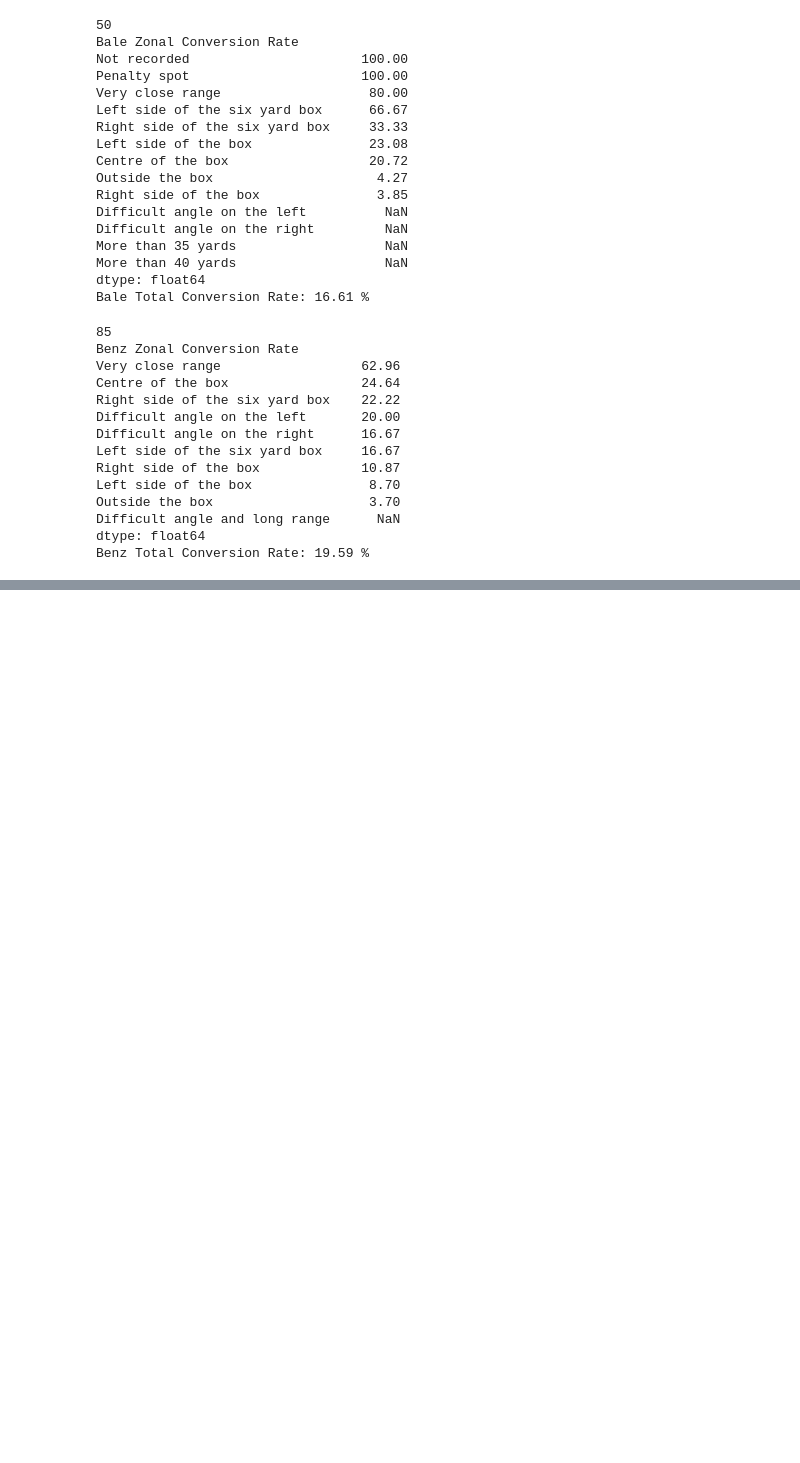
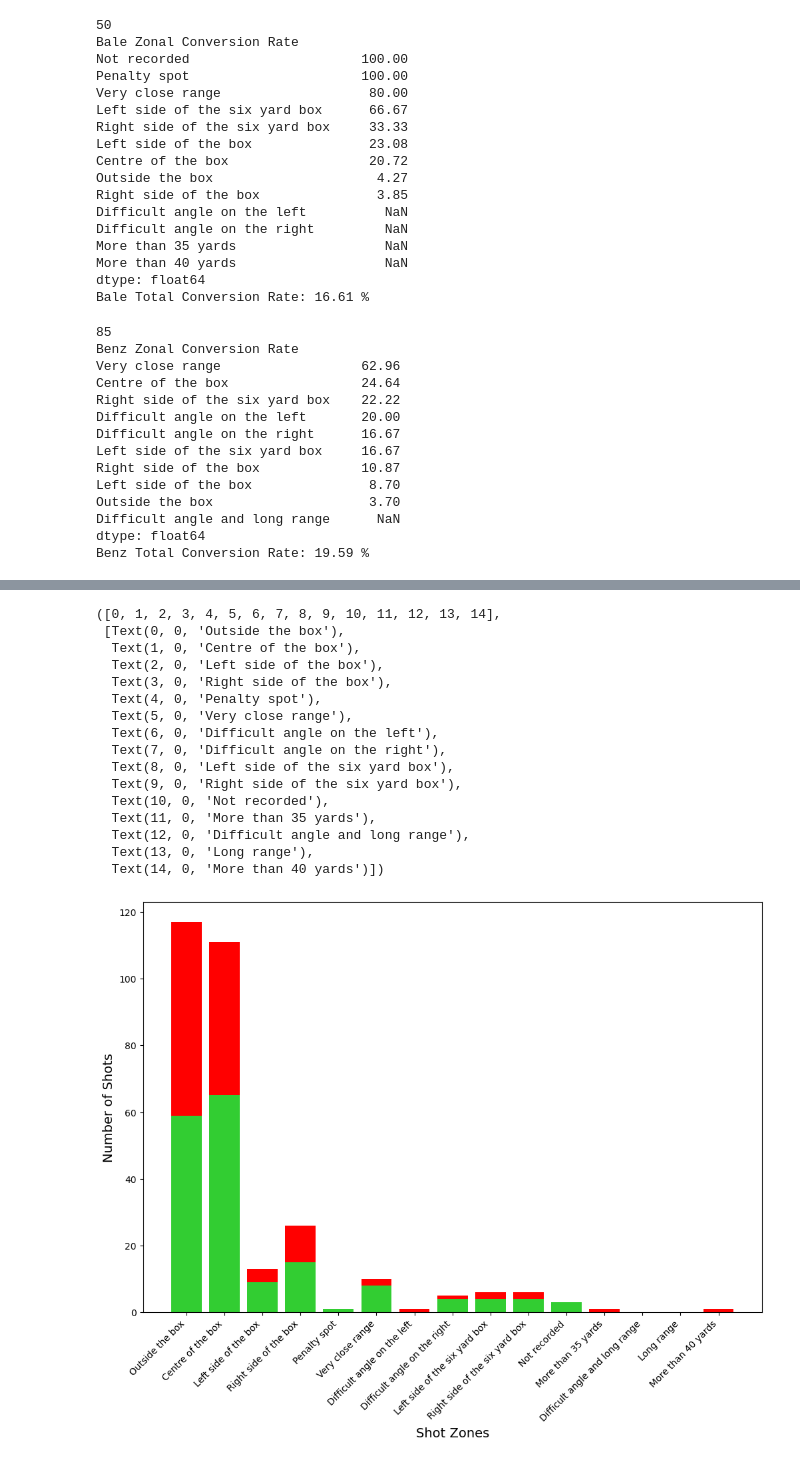
Before and after one commit to shaneearle876/MAST397FinalProjectFInal, a Jupyter notebook: shot_zone_creation_and_testing.ipynb, the cells around one changed output, grey strips where cells are left out. Saved outputs shown, nothing was run; the diff lists cells and outputs as text; code cells hidden in the pictures; blank space fills up the shorter version.

Commit message:
creating visuals for presentation based on designed metrics

```diff
--- a/shot_zone_creation_and_testing.ipynb
+++ b/shot_zone_creation_and_testing.ipynb
@@ -469,0 +494,43 @@ plt.xticks(rotation=45, ha='right')
+# %%
+zones = ['Outside the box', 'Centre of the box', 'Left side of the box', 'Right side of the box', 'Penalty spot', 'Very close range', 'Difficult angle on the left', 'Difficult angle on the right', 'Left side of the six yard box', 'Right side of the six yard box', 'Not recorded', 'More than 35 yards', 'Difficult angle and long range', 'Long range', 'More than 40 yards']
+on_target_shots_cr7 = [303, 184, 79, 42, 48, 32, 8, 5, 6, 7, 13, 3, 10, 10, 0]
+on_target_shots_benz = [52, 134, 31, 32, 0, 22, 4, 4, 2, 3, 0, 0, 1, 0, 0]
+on_target_shots_bale = [59, 65, 9, 15, 1, 8, 0, 4, 4, 4, 3, 0, 0, 0, 0]
+
+plt.figure(figsize=(12, 8))
+# Plot Total Shots and On-Target Shots for each player:
+#CR7
+#plt.bar(zones, shots_cr7, alpha=1, label='CR7', color='red')
+#plt.bar(zones, on_target_shots_cr7, alpha=1, label='CR7', color='limegreen')
+
+#Benzema
+#plt.bar(zones, shots_benz, alpha=1, label='CR7', color='red')
+#plt.bar(zones, on_target_shots_benz, alpha=1, label='Benzema', color='limegreen')
+
+#Bale
+plt.bar(zones, shots_bale, alpha=1, label='CR7', color='red')
+plt.bar(zones, on_target_shots_bale, alpha=1, label='Bale', color='limegreen')
+
+
+plt.xlabel('Shot Zones', fontsize=14)
+plt.ylabel('Number of Shots', fontsize=14)
+
+plt.xticks(rotation=45, ha='right')
+# %% [output]
+([0, 1, 2, 3, 4, 5, 6, 7, 8, 9, 10, 11, 12, 13, 14],
+ [Text(0, 0, 'Outside the box'),
+  Text(1, 0, 'Centre of the box'),
+  Text(2, 0, 'Left side of the box'),
+  Text(3, 0, 'Right side of the box'),
+  Text(4, 0, 'Penalty spot'),
+  Text(5, 0, 'Very close range'),
+  Text(6, 0, 'Difficult angle on the left'),
+  Text(7, 0, 'Difficult angle on the right'),
+  Text(8, 0, 'Left side of the six yard box'),
+  Text(9, 0, 'Right side of the six yard box'),
+  Text(10, 0, 'Not recorded'),
+  Text(11, 0, 'More than 35 yards'),
+  Text(12, 0, 'Difficult angle and long range'),
+  Text(13, 0, 'Long range'),
+  Text(14, 0, 'More than 40 yards')])
+[figure, added]
```
Also changed, not shown: parts of 7 cells of this notebook, 9 other files.
